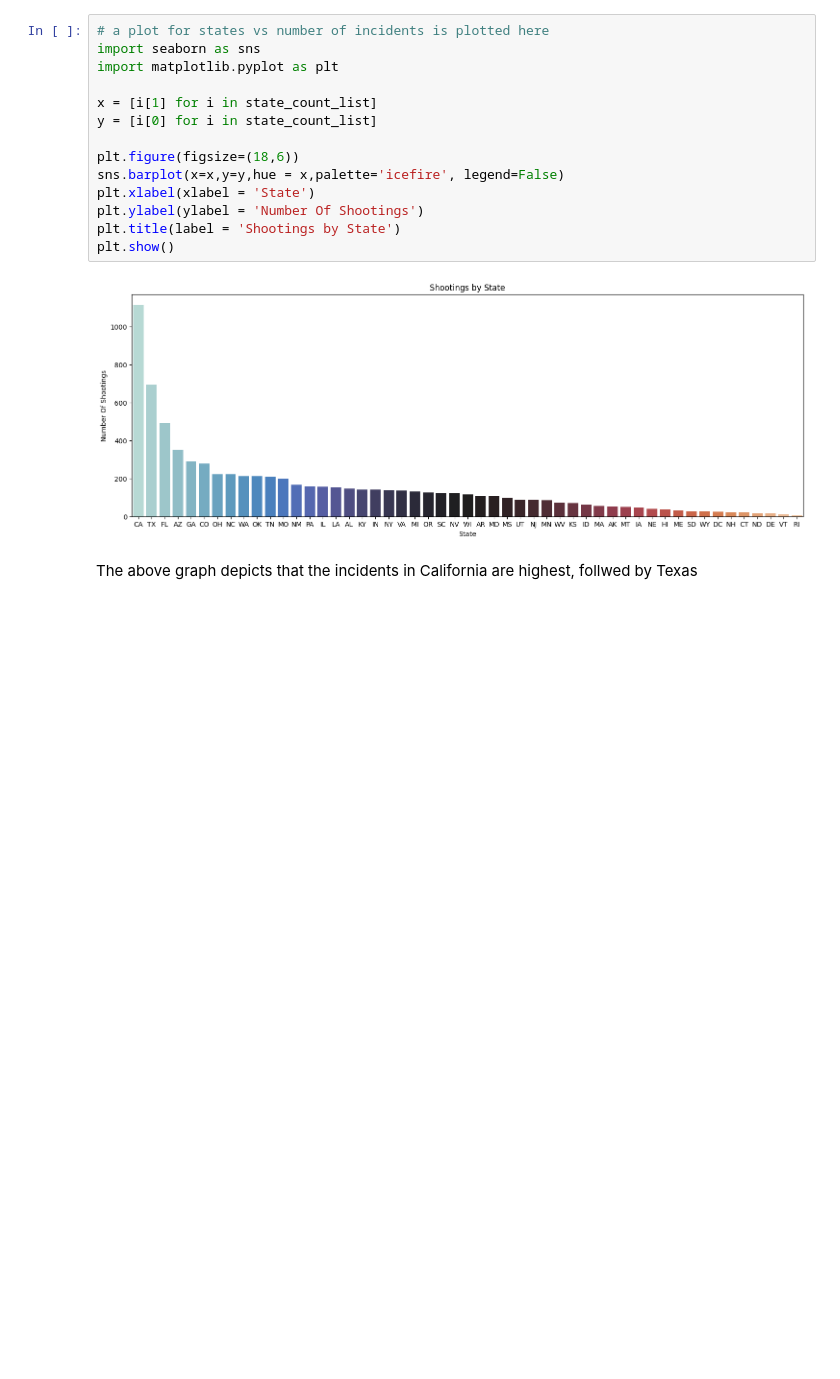
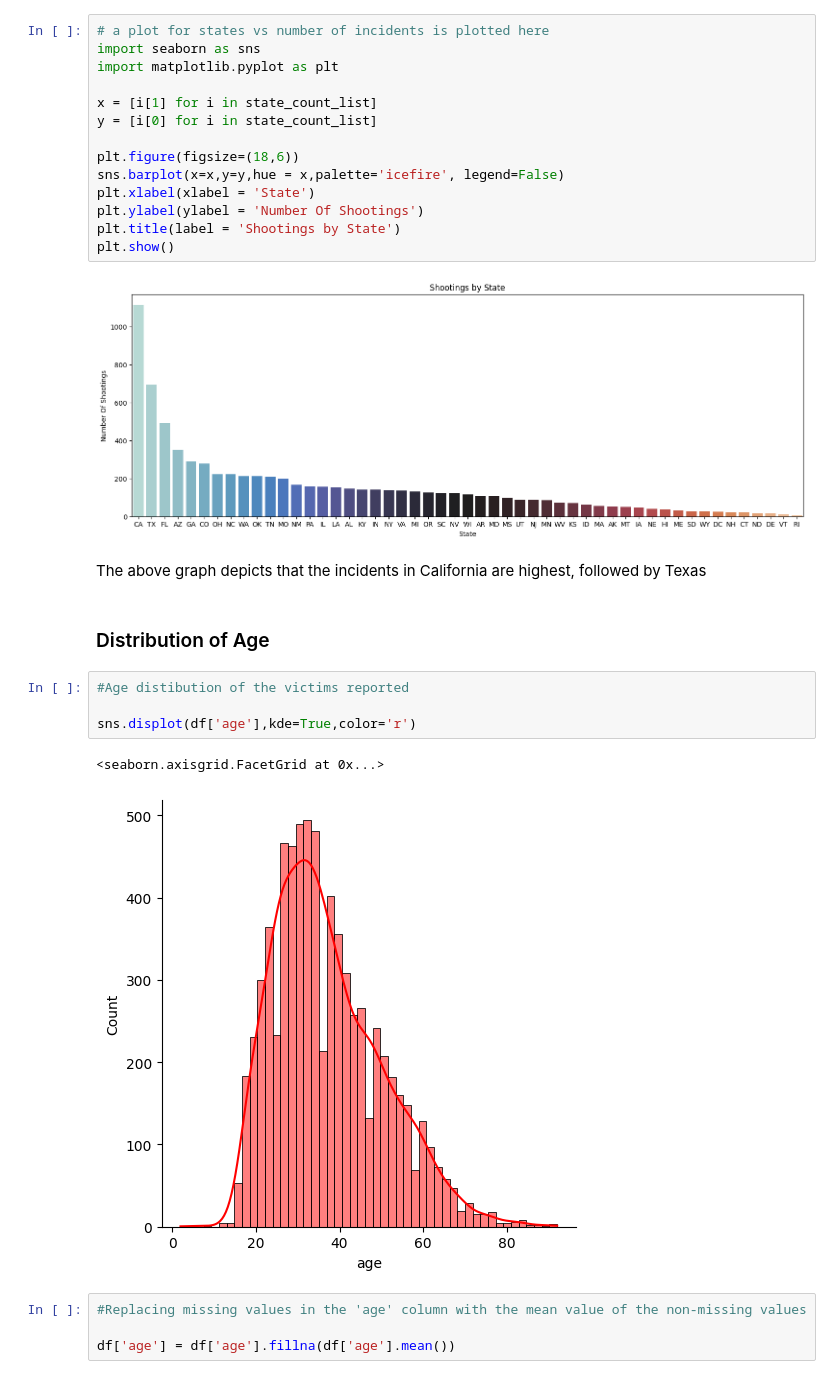
Before and after one commit to sai-charan-b/data-mining-project, a Jupyter notebook: charan_data_analysis.ipynb, the cells around one changed output. Saved outputs shown, nothing was run; the diff lists cells and outputs as text; blank space fills up the shorter version.

Commit message:
Added more data visualizations

```diff
--- a/charan_data_analysis.ipynb
+++ b/charan_data_analysis.ipynb
@@ -149,4 +149,17 @@ plt.show()
 # %% [output]
 [figure]
 # %% [markdown]
-The above graph depicts that the incidents in California are highest, follwed by Texas
+The above graph depicts that the incidents in California are highest, followed by Texas
+# %% [markdown]
+### Distribution of Age
+# %%
+#Age distibution of the victims reported
+
+sns.displot(df['age'],kde=True,color='r')
+# %% [output]
+<seaborn.axisgrid.FacetGrid at 0x...>
+[figure, added]
+# %%
+#Replacing missing values in the 'age' column with the mean value of the non-missing values
+
+df['age'] = df['age'].fillna(df['age'].mean())
```
Also changed, not shown: parts of 17 cells of this notebook.
